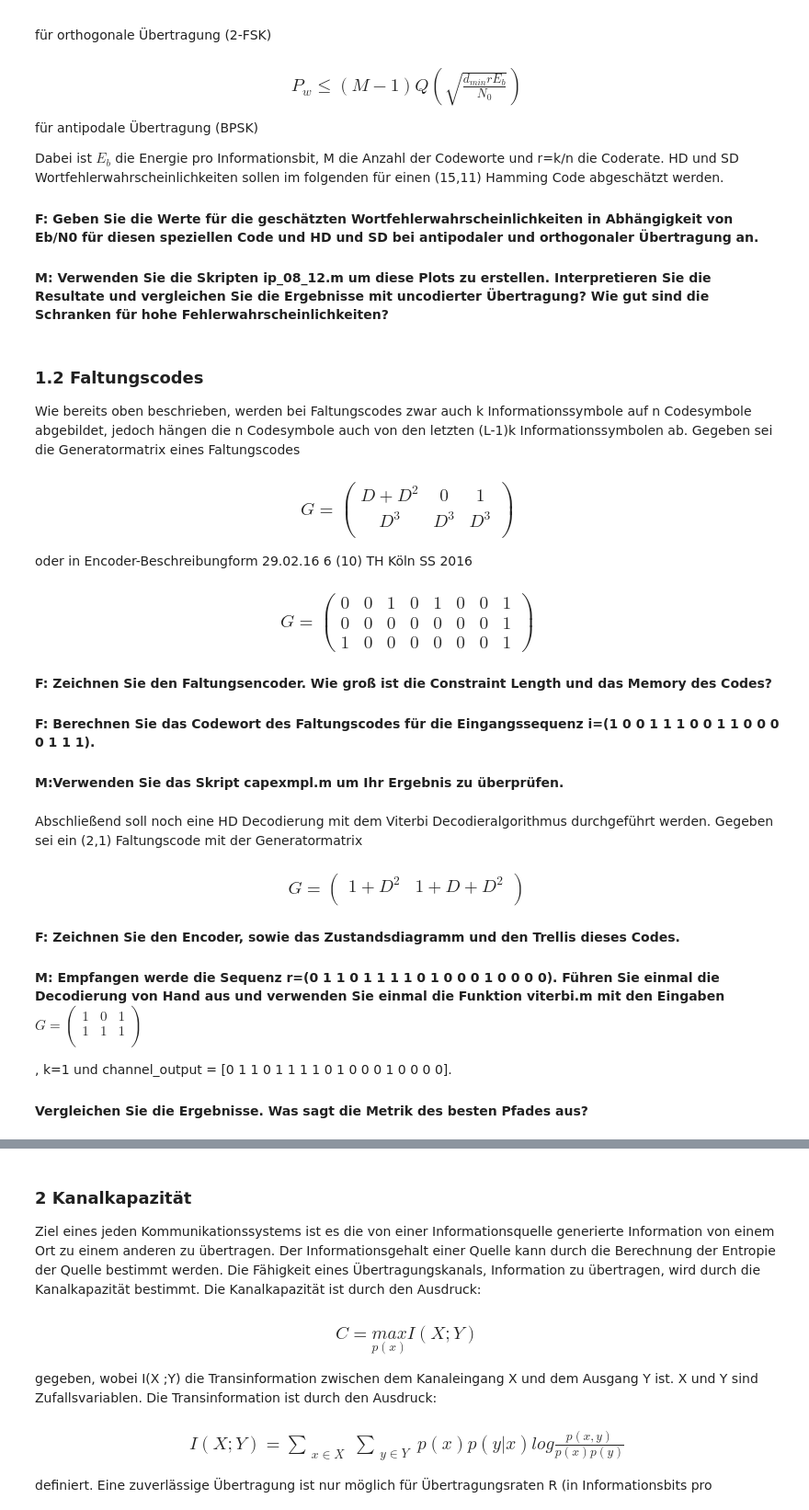
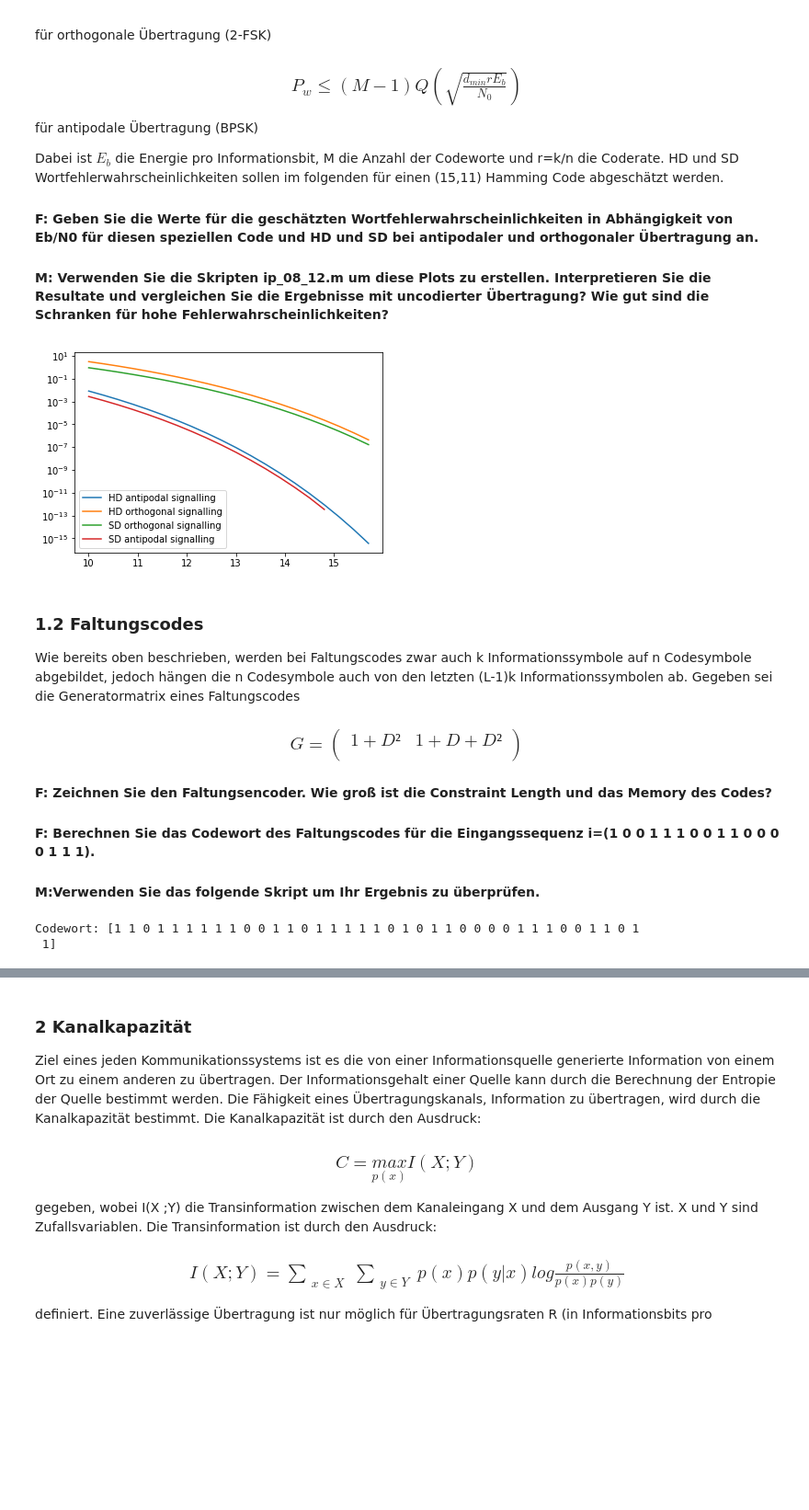
Before and after one commit to joschka29/qkcnotebooks, a Jupyter notebook: Praktikum2.ipynb, the cells around one changed output, grey strips where cells are left out. Shown at 92% size. Cells and saved outputs as stored; diff of their text form; code cells hidden in the pictures; blank space fills up the shorter version.

Commit message:
Praktikum 2 komplett. ConvCode mit anderer GenMatrix

```diff
--- a/Praktikum2.ipynb
+++ b/Praktikum2.ipynb
@@ -176,3 +170,21 @@ ip_08_12()
+# %%
+#ip_08_12()
+
+#converting the error function to the q-function
+
+[p_err_ha,gamma_b]=p_e_hd_a(10,16,11,15,3)
+[p_err_ho,gamma_b]=p_e_hd_o(10,16,11,15,3)
+[p_err_so,gamma_b]=p_e_sd_o(10,16,11,15,3)
+[p_err_sa,gamma_b]=p_e_sd_a(10,16,11,15,3)
+
+line1, = plt.semilogy(gamma_b,p_err_ha,label="HD antipodal signalling")
+line2, = plt.semilogy(gamma_b,p_err_ho,label="HD orthogonal signalling")
+line3, = plt.semilogy(gamma_b,p_err_so,label="SD orthogonal signalling")
+line4, = plt.semilogy(gamma_b,p_err_sa,label="SD antipodal signalling")
+plt.legend(handles=[line1, line2, line3, line4,], loc=3)
+plt.show()
+# %% [output]
+[figure, added]
 # %% [markdown]
 ### 1.2 Faltungscodes
 Wie bereits oben beschrieben, werden bei Faltungscodes zwar auch k Informationssymbole auf n Codesymbole
@@ -181,18 +193,7 @@ Gegeben sei die Generatormatrix eines Faltungscodes
 
 ### <center> $G=
 \begin{pmatrix}
-D+D^2 & 0 & 1  \\
-D^3 & D^3 & D^3  \\
-\end{pmatrix}
-$  </center>
-oder in Encoder-Beschreibungform
-29.02.16 6 (10)
-TH Köln SS 2016
-### <center> $G=
-\begin{pmatrix}
-0 & 0 & 1 & 0 & 1 & 0 & 0 & 1 \\
-0 & 0 & 0 & 0 & 0 & 0 & 0 & 1  \\
-1 & 0 & 0 & 0 & 0 & 0 & 0 & 1
+1+D² & 1+D+D² \\
 \end{pmatrix}
 $  </center>
 
@@ -200,4 +201,4 @@ $  </center>
 
 #### F: Berechnen Sie das Codewort des Faltungscodes für die Eingangssequenz i=(1 0 0 1 1 1 0 0 1 1 0 0 0 0 1 1 1).
 
-#### M:Verwenden Sie das Skript capexmpl.m um Ihr Ergebnis zu überprüfen.
+#### M:Verwenden Sie das folgende Skript um Ihr Ergebnis zu überprüfen.
@@ -206,16 +204,0 @@ capexmpl()
-# %% [markdown]
-Abschließend soll noch eine HD Decodierung mit dem Viterbi Decodieralgorithmus durchgeführt werden.
-Gegeben sei ein (2,1) Faltungscode mit der Generatormatrix
-### <center> $G=
-\begin{pmatrix}
-1+D^2 & 1+D+D^2 \\
-\end{pmatrix}
-$  </center>
-#### F: Zeichnen Sie den Encoder, sowie das Zustandsdiagramm und den Trellis dieses Codes.
-
-#### M: Empfangen werde die Sequenz r=(0 1 1 0 1 1 1 1 0 1 0 0 0 1 0 0 0 0). Führen Sie einmal die Decodierung von Hand aus und verwenden Sie einmal die Funktion viterbi.m mit den Eingaben $G=\begin{pmatrix}
-1 & 0 & 1  \\
-1 & 1 & 1  \\
-\end{pmatrix}
-$ , k=1 und channel_output = [0 1 1 0 1 1 1 1 0 1 0 0 0 1 0 0 0 0].
-#### Vergleichen Sie die Ergebnisse. Was sagt die Metrik des besten Pfades aus?
@@ -223,0 +205,12 @@ viterbi()
+# %%
+#capexmpl()
+import commpy.channelcoding.convcode as cc
+input = np.array([1, 0, 0, 1, 1, 1, 0, 0, 1, 1, 0, 0, 0, 0, 1, 1, 1])
+generator_matrix = np.array([[0o5, 0o7]]) #0o5=5oct, 0o7=7oct see PEP 3127
+M = np.array([2])
+trellis = cc.Trellis(M, generator_matrix)
+output = cc.conv_encode(input, trellis)
+print('Codewort:',output)
+# %% [output]
+Codewort: [1 1 0 1 1 1 1 1 1 0 0 1 1 0 1 1 1 1 1 0 1 0 1 1 0 0 0 0 1 1 1 0 0 1 1 0 1
+ 1]
```
Also changed, not shown: parts of 19 cells of this notebook.
